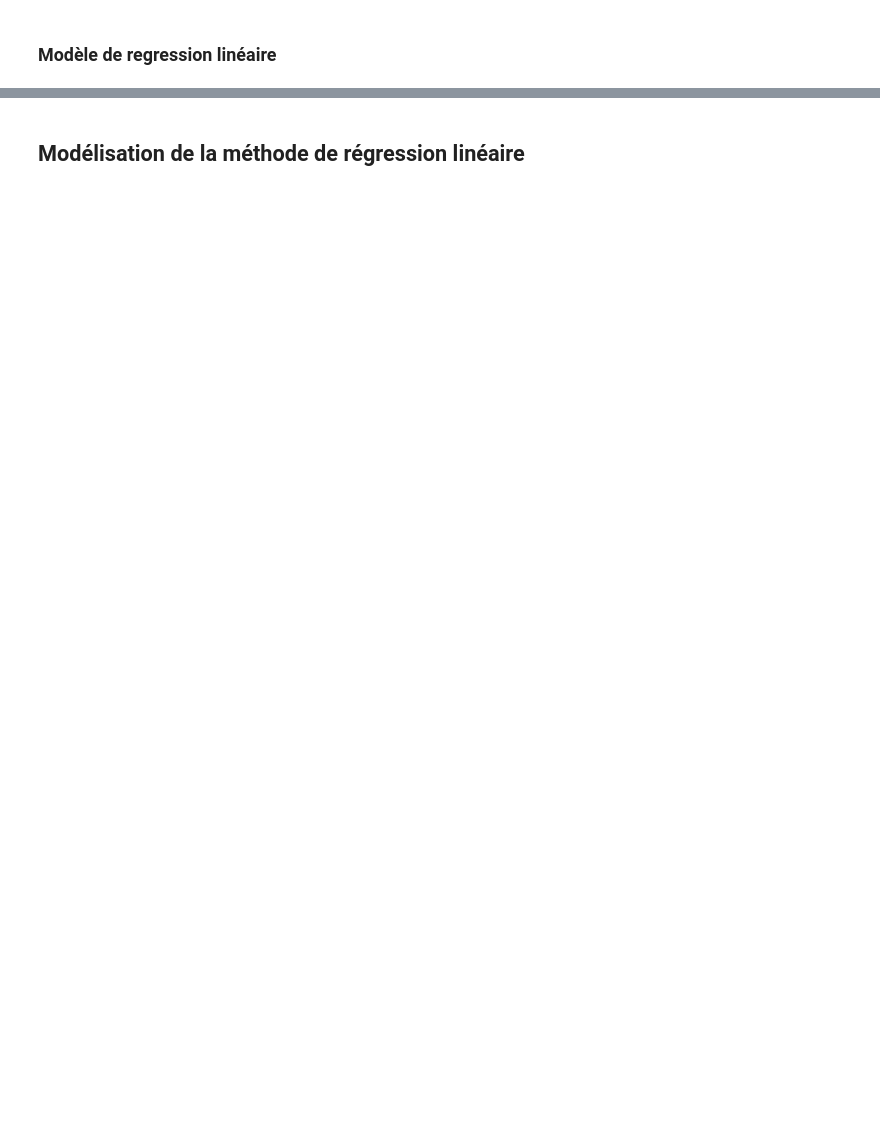
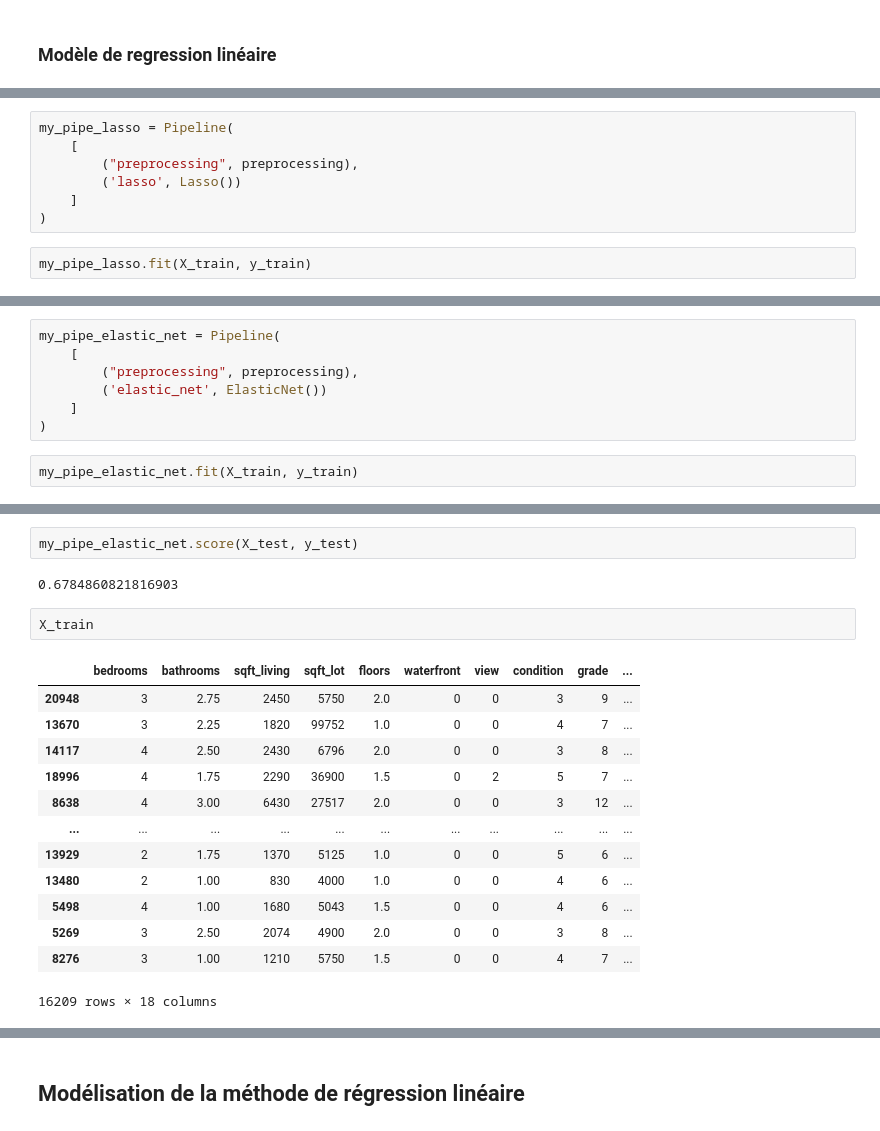
Before and after one commit to yaniskahoul/prediction_prix_maison, a Jupyter notebook: data_modelisation.ipynb, the cells around one changed output, grey strips where cells are left out. Cells and saved outputs as stored; diff of their text form; blank space fills up the shorter version.

```diff
--- a/data_modelisation.ipynb
+++ b/data_modelisation.ipynb
@@ -52,0 +308,9 @@ X_standard """
+# %%
+my_pipe_lasso = Pipeline(
+    [
+        ("preprocessing", preprocessing),
+        ('lasso', Lasso())
+    ]
+)
+# %%
+my_pipe_lasso.fit(X_train, y_train)
@@ -52,0 +337,9 @@ X_standard """
+# %%
+my_pipe_elastic_net = Pipeline(
+    [
+        ("preprocessing", preprocessing),
+        ('elastic_net', ElasticNet())
+    ]
+)
+# %%
+my_pipe_elastic_net.fit(X_train, y_train)
@@ -52,0 +360,20 @@ X_standard """
+# %%
+my_pipe_elastic_net.score(X_test, y_test)
+# %% [output]
+0.6784860821816903
+# %%
+X_train
+# %% [output]
+|  | bedrooms | bathrooms | sqft_living | sqft_lot | floors | waterfront | view | condition | grade | ... |
+| 20948 | 3 | 2.75 | 2450 | 5750 | 2.0 | 0 | 0 | 3 | 9 | ... |
+| 13670 | 3 | 2.25 | 1820 | 99752 | 1.0 | 0 | 0 | 4 | 7 | ... |
+| 14117 | 4 | 2.50 | 2430 | 6796 | 2.0 | 0 | 0 | 3 | 8 | ... |
+| 18996 | 4 | 1.75 | 2290 | 36900 | 1.5 | 0 | 2 | 5 | 7 | ... |
+| 8638 | 4 | 3.00 | 6430 | 27517 | 2.0 | 0 | 0 | 3 | 12 | ... |
+| ... | ... | ... | ... | ... | ... | ... | ... | ... | ... | ... |
+| 13929 | 2 | 1.75 | 1370 | 5125 | 1.0 | 0 | 0 | 5 | 6 | ... |
+| 13480 | 2 | 1.00 | 830 | 4000 | 1.0 | 0 | 0 | 4 | 6 | ... |
+| 5498 | 4 | 1.00 | 1680 | 5043 | 1.5 | 0 | 0 | 4 | 6 | ... |
+| 5269 | 3 | 2.50 | 2074 | 4900 | 2.0 | 0 | 0 | 3 | 8 | ... |
+| 8276 | 3 | 1.00 | 1210 | 5750 | 1.5 | 0 | 0 | 4 | 7 | ... |
+16209 rows × 18 columns
```
Also changed, not shown: parts of 54 cells of this notebook, 7 other files.
